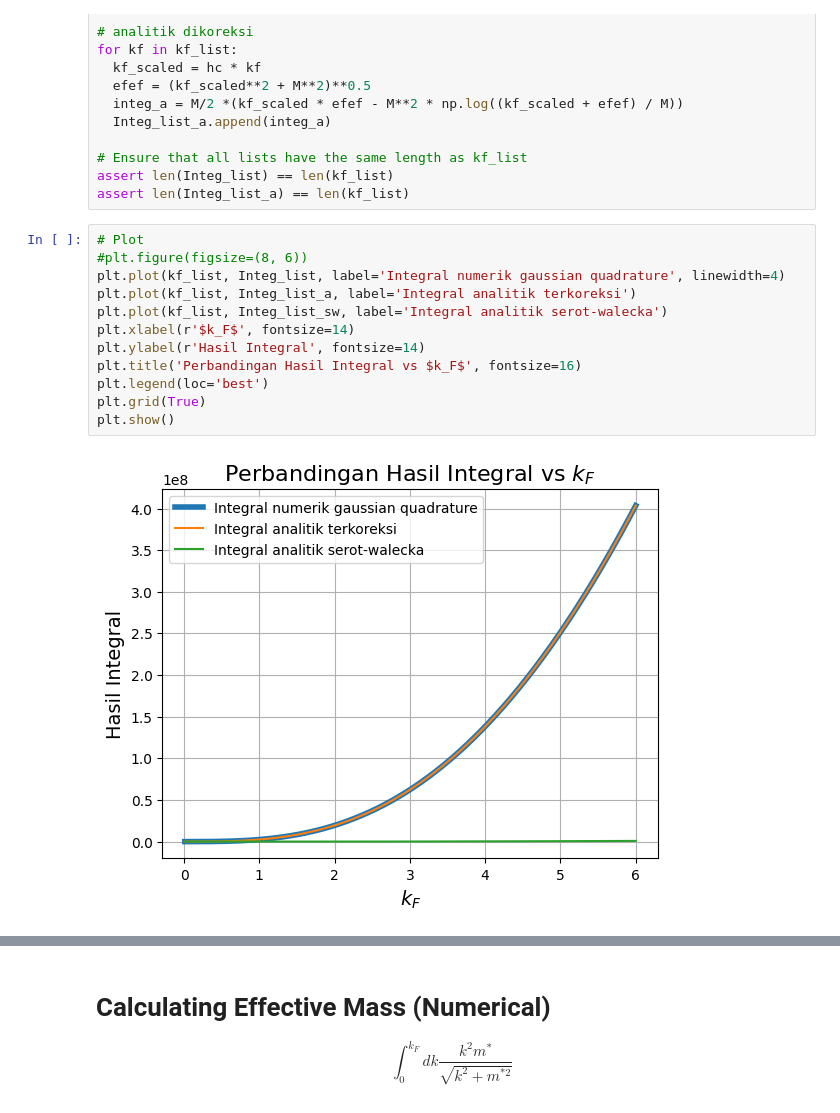
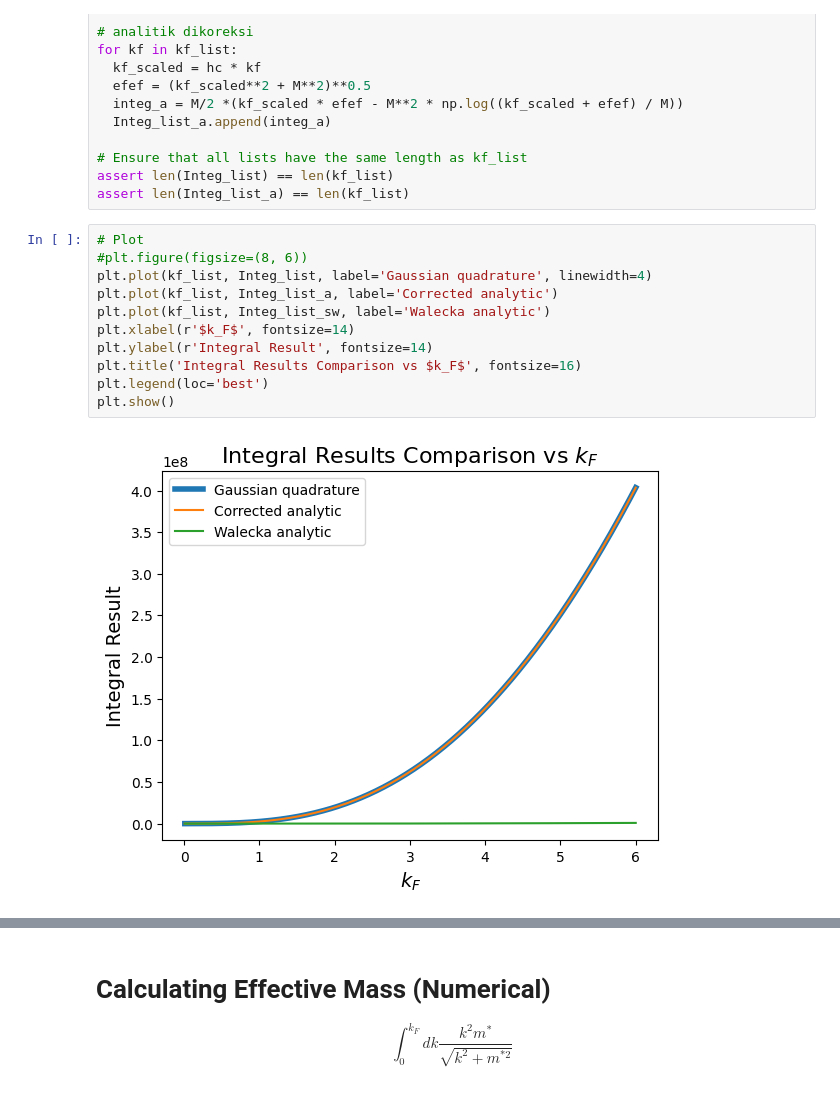
Before and after one commit to ghitha-rahiemy/Modified-Numerical-QHD-effective-mass, a Jupyter notebook: Modified_QHD_I_Numerical_Integration_english.ipynb, the cells around one changed output, grey strips where cells are left out. Saved outputs shown, nothing was run; the diff lists cells and outputs as text.

```diff
--- a/Modified_QHD_I_Numerical_Integration_english.ipynb
+++ b/Modified_QHD_I_Numerical_Integration_english.ipynb
@@ -80,17 +82,16 @@ assert len(Integ_list_a) == len(kf_list)
 # %%
 # Plot
 #plt.figure(figsize=(8, 6))
-plt.plot(kf_list, Integ_list, label='Integral numerik gaussian quadrature', linewidth=4)
-plt.plot(kf_list, Integ_list_a, label='Integral analitik terkoreksi')
-plt.plot(kf_list, Integ_list_sw, label='Integral analitik serot-walecka')
+plt.plot(kf_list, Integ_list, label='Gaussian quadrature', linewidth=4)
+plt.plot(kf_list, Integ_list_a, label='Corrected analytic')
+plt.plot(kf_list, Integ_list_sw, label='Walecka analytic')
 plt.xlabel(r'$k_F$', fontsize=14)
-plt.ylabel(r'Hasil Integral', fontsize=14)
-plt.title('Perbandingan Hasil Integral vs $k_F$', fontsize=16)
+plt.ylabel(r'Integral Result', fontsize=14)
+plt.title('Integral Results Comparison vs $k_F$', fontsize=16)
 plt.legend(loc='best')
-plt.grid(True)
 plt.show()
 # %% [output]
-[figure, old version]
+[figure, new version]
 # %%
 plt.plot(kf_list, Integ_list_sw, color='green')
 plt.xlabel(r'$k_F$', fontsize=14)
```
Also changed, not shown: parts of 8 cells of this notebook.
